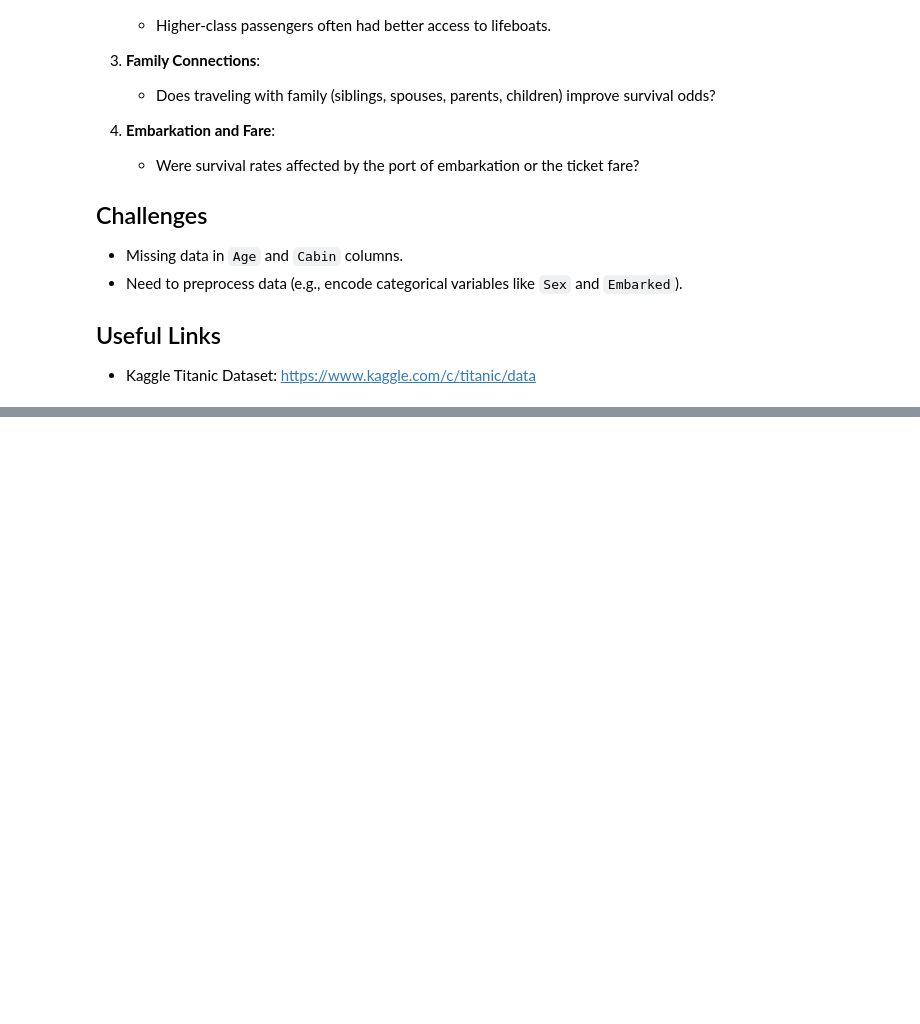
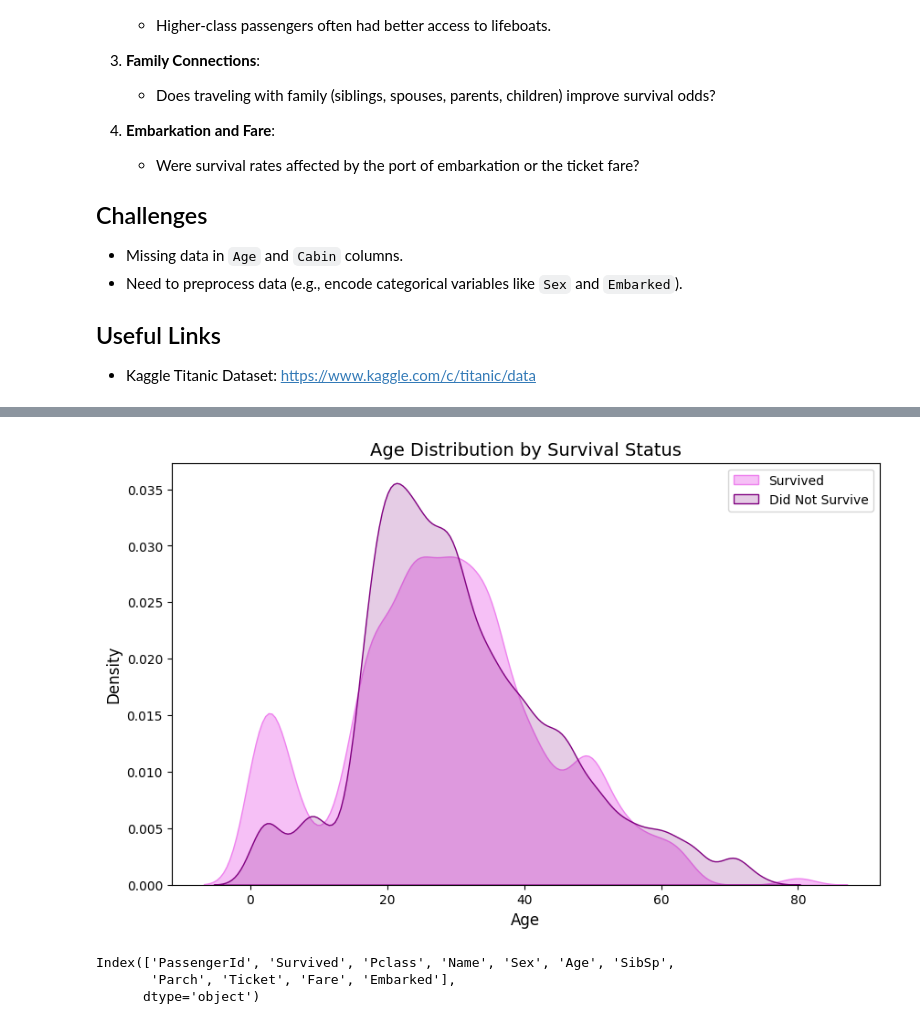
Before and after one commit to Collaboration-With-Sims/Principles_of_AI_and_DA, a Jupyter notebook: Principles Of AI and DA Assignment/Assignment.ipynb, the cells around one changed output, grey strips where cells are left out. Cells and saved outputs as stored; diff of their text form; code cells hidden in the pictures; blank space fills up the shorter version.

```diff
--- a/Principles Of AI and DA Assignment/Assignment.ipynb
+++ b/Principles Of AI and DA Assignment/Assignment.ipynb
@@ -112,0 +179,42 @@ gender_df
+# %%
+# Filter data by Survived
+survived_df = train_df[train_df['Survived'] == 1]
+not_survived_df = train_df[train_df['Survived'] == 0]
+
+# Plot KDE for both groups on the same graph
+plt.figure(figsize=(10, 6))
+
+sns.kdeplot(
+    data=survived_df,
+    x='Age',
+    bw_adjust=0.5,
+    fill=True,
+    alpha=0.5,
+    label='Survived',
+    color='violet'
+)
+sns.kdeplot(
+    data=not_survived_df,
+    x='Age',
+    bw_adjust=0.5,
+    fill=True,
+    alpha=0.2,
+    label='Did Not Survive',
+    color='purple'
+)
+
+# Customize plot
+plt.title("Age Distribution by Survival Status", fontsize=14)
+plt.xlabel("Age", fontsize=12)
+plt.ylabel("Density", fontsize=12)
+plt.legend()
+plt.grid(visible=False)
+plt.show()
+# %% [output]
+[figure, added]
+# %%
+new_train_df.columns
+# %% [output]
+Index(['PassengerId', 'Survived', 'Pclass', 'Name', 'Sex', 'Age', 'SibSp',
+       'Parch', 'Ticket', 'Fare', 'Embarked'],
+      dtype='object')
```
Also changed, not shown: parts of 20 cells of this notebook.
